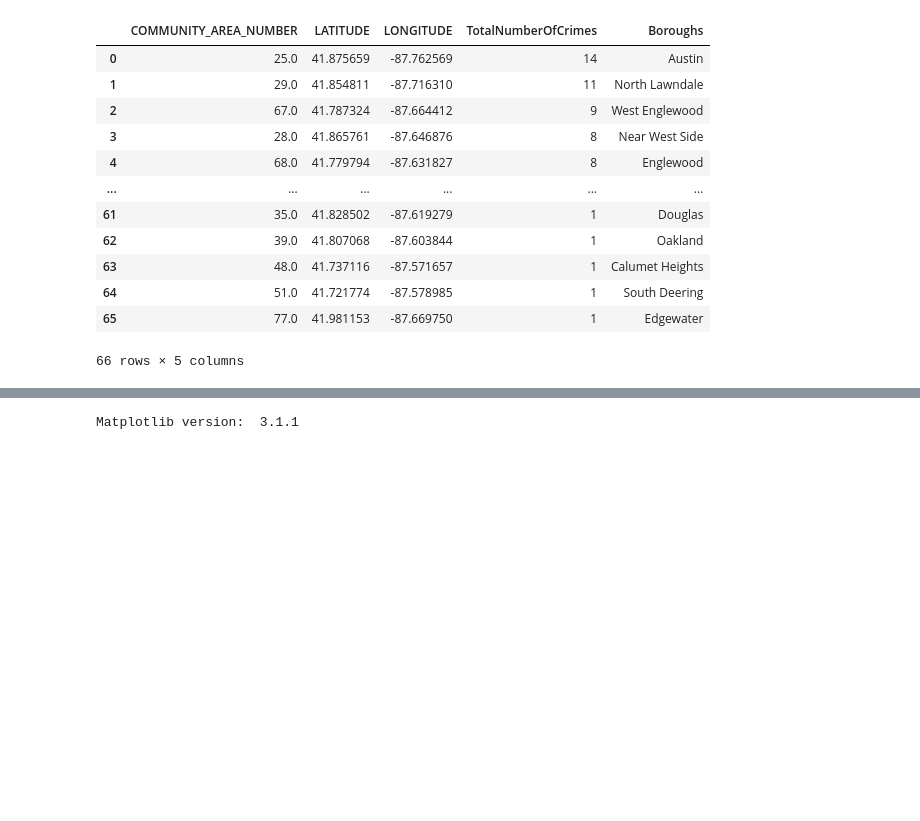
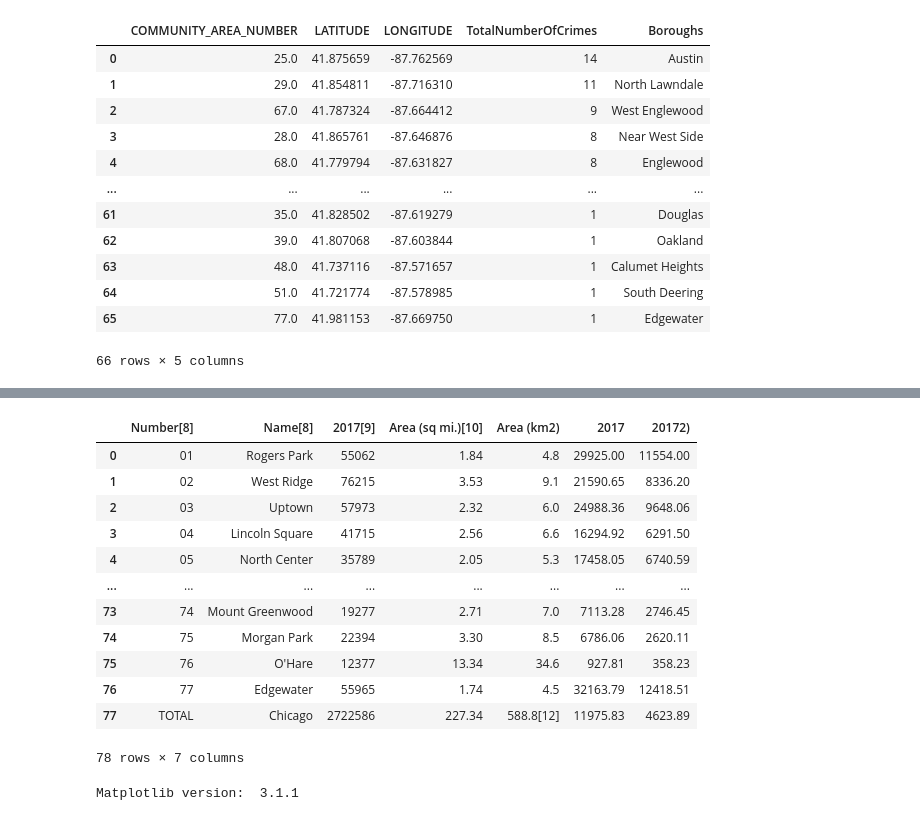
Before and after one commit to Abdulrahman-Falyoun/Coursera_Capstone, a Jupyter notebook: capstone_1.ipynb, the cells around one changed output, grey strips where cells are left out. Saved outputs shown, nothing was run; the diff lists cells and outputs as text; code cells hidden in the pictures; blank space fills up the shorter version.

```diff
--- a/capstone_1.ipynb
+++ b/capstone_1.ipynb
@@ -409,3 +422,10 @@ sorted_ldf
 | 64 | 51.0 | 41.721774 | -87.578985 | 1 | South Deering |
 | 65 | 77.0 | 41.981153 | -87.669750 | 1 | Edgewater |
 66 rows × 5 columns
+# %%
+raw_wikipedia_page= requests.get(boroughsOfChicagoWikiURL).text
+# print(raw_wikipedia_page)
+# !pip install lxml
+import lxml
+soup = BeautifulSoup(raw_wikipedia_page, 'html5lib')
+print(soup.prettify())
@@ -411,0 +450,4 @@ sorted_ldf
+# %%
+# extracting the raw table inside that webpage
+table = soup.find_all('table', {'class':'wikitable sortable'})
+print(table)
@@ -411,0 +472,3 @@ sorted_ldf
+# %%
+wiki_table = pd.read_html(str(table[0]), index_col=None, header=0)[0]
+wiki_table.head()
@@ -412,3 +482,19 @@ sorted_ldf
+# %%
+wiki_table
+# %% [output]
+|  | Number[8] | Name[8] | 2017[9] | Area (sq mi.)[10] | Area (km2) | 2017 | 20172) |
+| 0 | 01 | Rogers Park | 55062 | 1.84 | 4.8 | 29925.00 | 11554.00 |
+| 1 | 02 | West Ridge | 76215 | 3.53 | 9.1 | 21590.65 | 8336.20 |
+| 2 | 03 | Uptown | 57973 | 2.32 | 6.0 | 24988.36 | 9648.06 |
+| 3 | 04 | Lincoln Square | 41715 | 2.56 | 6.6 | 16294.92 | 6291.50 |
+| 4 | 05 | North Center | 35789 | 2.05 | 5.3 | 17458.05 | 6740.59 |
+| ... | ... | ... | ... | ... | ... | ... | ... |
+| 73 | 74 | Mount Greenwood | 19277 | 2.71 | 7.0 | 7113.28 | 2746.45 |
+| 74 | 75 | Morgan Park | 22394 | 3.30 | 8.5 | 6786.06 | 2620.11 |
+| 75 | 76 | O'Hare | 12377 | 13.34 | 34.6 | 927.81 | 358.23 |
+| 76 | 77 | Edgewater | 55965 | 1.74 | 4.5 | 32163.79 | 12418.51 |
+| 77 | TOTAL | Chicago | 2722586 | 227.34 | 588.8[12] | 11975.83 | 4623.89 |
+78 rows × 7 columns
 # %%
 # use the inline backend to generate the plots within the browser
 %matplotlib inline
```
Also changed, not shown: parts of 4 cells of this notebook.
